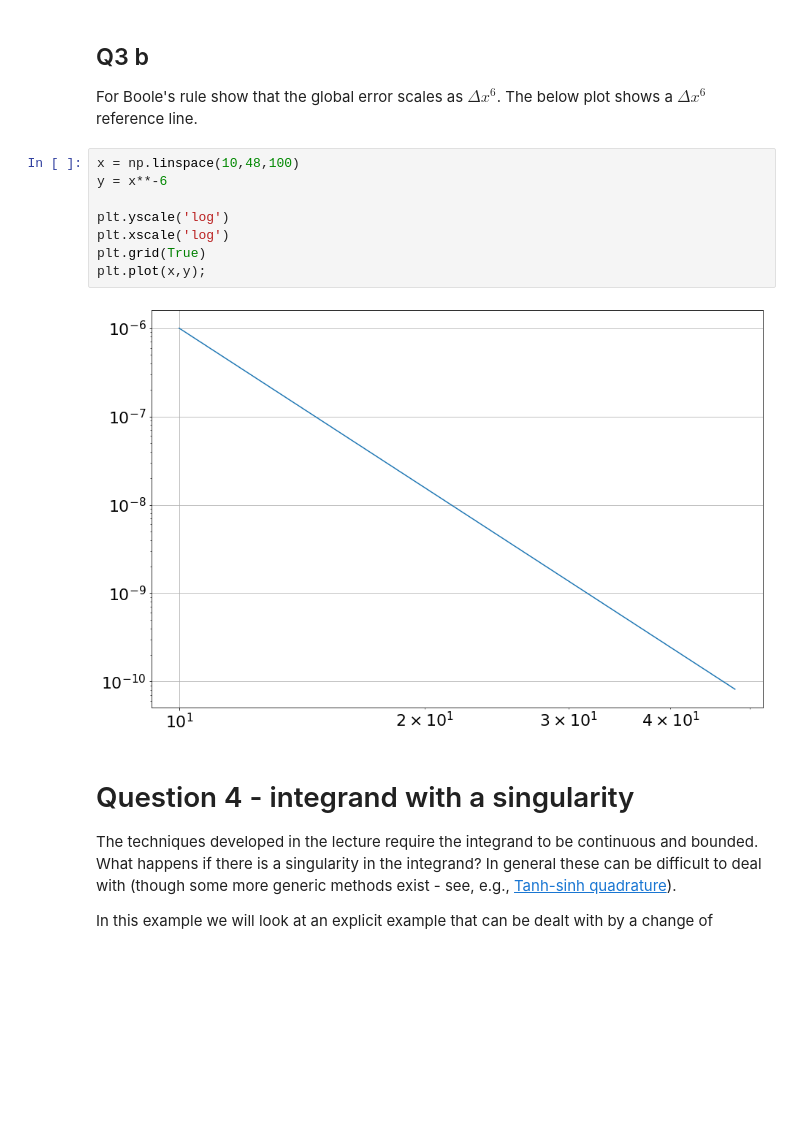
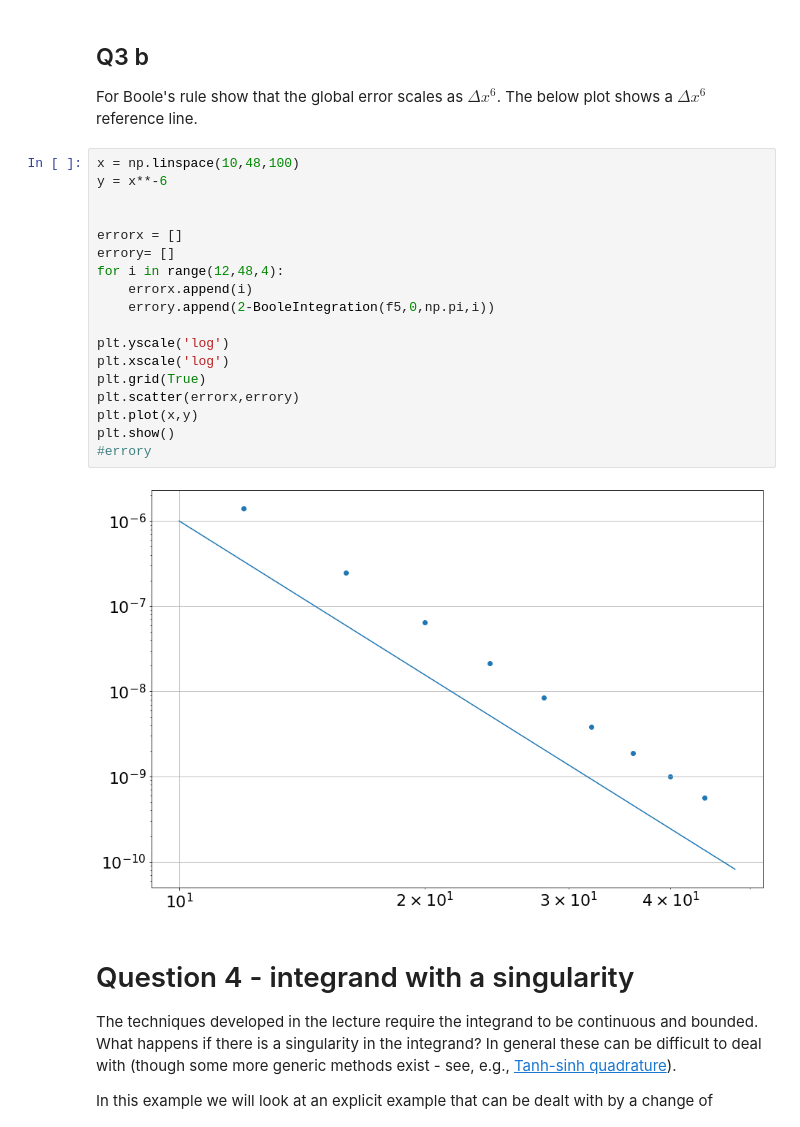
Before and after one commit to Padraig-Ryan/ACM20030-Assignments, a Jupyter notebook: Assignment-4.ipynb, the cells around one changed output. Saved outputs shown, nothing was run; the diff lists cells and outputs as text; blank space fills up the shorter version.

```diff
--- a/Assignment-4.ipynb
+++ b/Assignment-4.ipynb
@@ -177,13 +177,23 @@ For Boole's rule show that the global error scales as $\Delta x^6$. The below pl
 # %%
 x = np.linspace(10,48,100)
 y = x**-6
 
+
+errorx = []
+errory= []
+for i in range(12,48,4):
+    errorx.append(i)
+    errory.append(2-BooleIntegration(f5,0,np.pi,i))
+
 plt.yscale('log')
 plt.xscale('log')
 plt.grid(True)
-plt.plot(x,y);
+plt.scatter(errorx,errory)
+plt.plot(x,y)
+plt.show()
+#errory
 # %% [output]
-[figure, old version]
+[figure, new version]
 # %% [markdown]
 # Question 4 - integrand with a singularity
 
```
Also changed, not shown: parts of 2 cells of this notebook.
